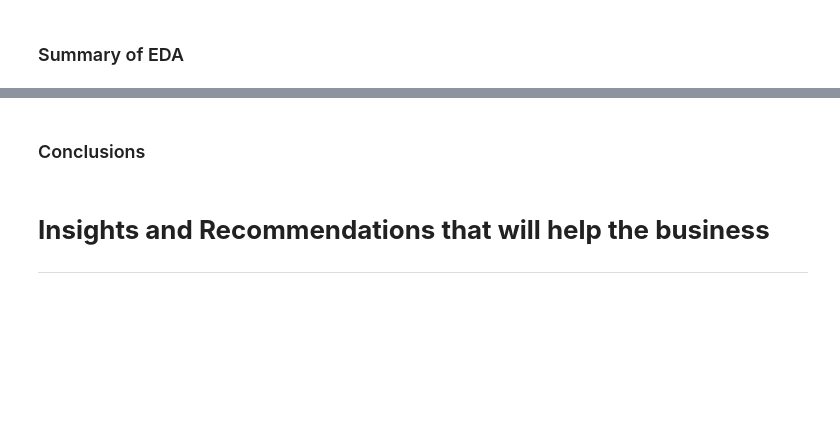
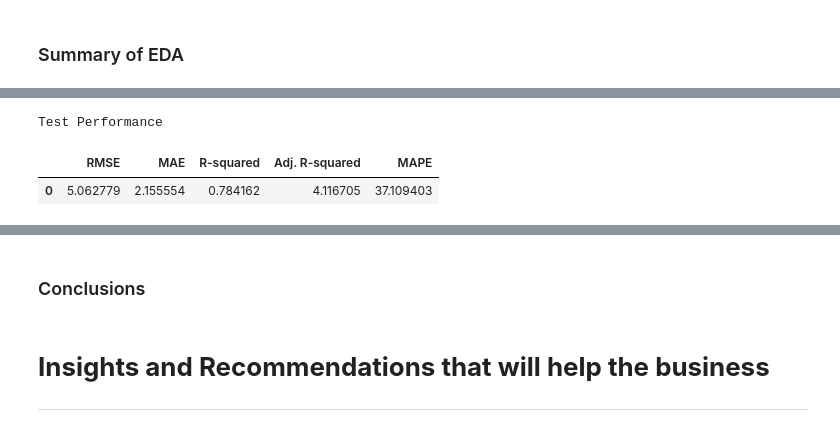
Before and after one commit to miricoder/projects, a Jupyter notebook: Supervised_Learning_Regression/Cars4U_Project2.ipynb, the cells around one changed output, grey strips where cells are left out. Drawn from its saved outputs; the diff is of its cells as text; code cells hidden in the pictures; blank space fills up the shorter version.

```diff
--- a/Supervised_Learning_Regression/Cars4U_Project2.ipynb
+++ b/Supervised_Learning_Regression/Cars4U_Project2.ipynb
@@ -1082,0 +1295,9 @@ _______________________________________________________
+# %%
+# Checking model performance on test set
+print("Test Performance\n")
+lin_reg_model_test_perf = model_performance_regression(lin_reg_model, x_test, y_test)
+lin_reg_model_test_perf
+# %% [output]
+Test Performance
+|  | RMSE | MAE | R-squared | Adj. R-squared | MAPE |
+| 0 | 5.062779 | 2.155554 | 0.784162 | 4.116705 | 37.109403 |
```
Also changed, not shown: parts of 33 cells of this notebook, 2 other files.
